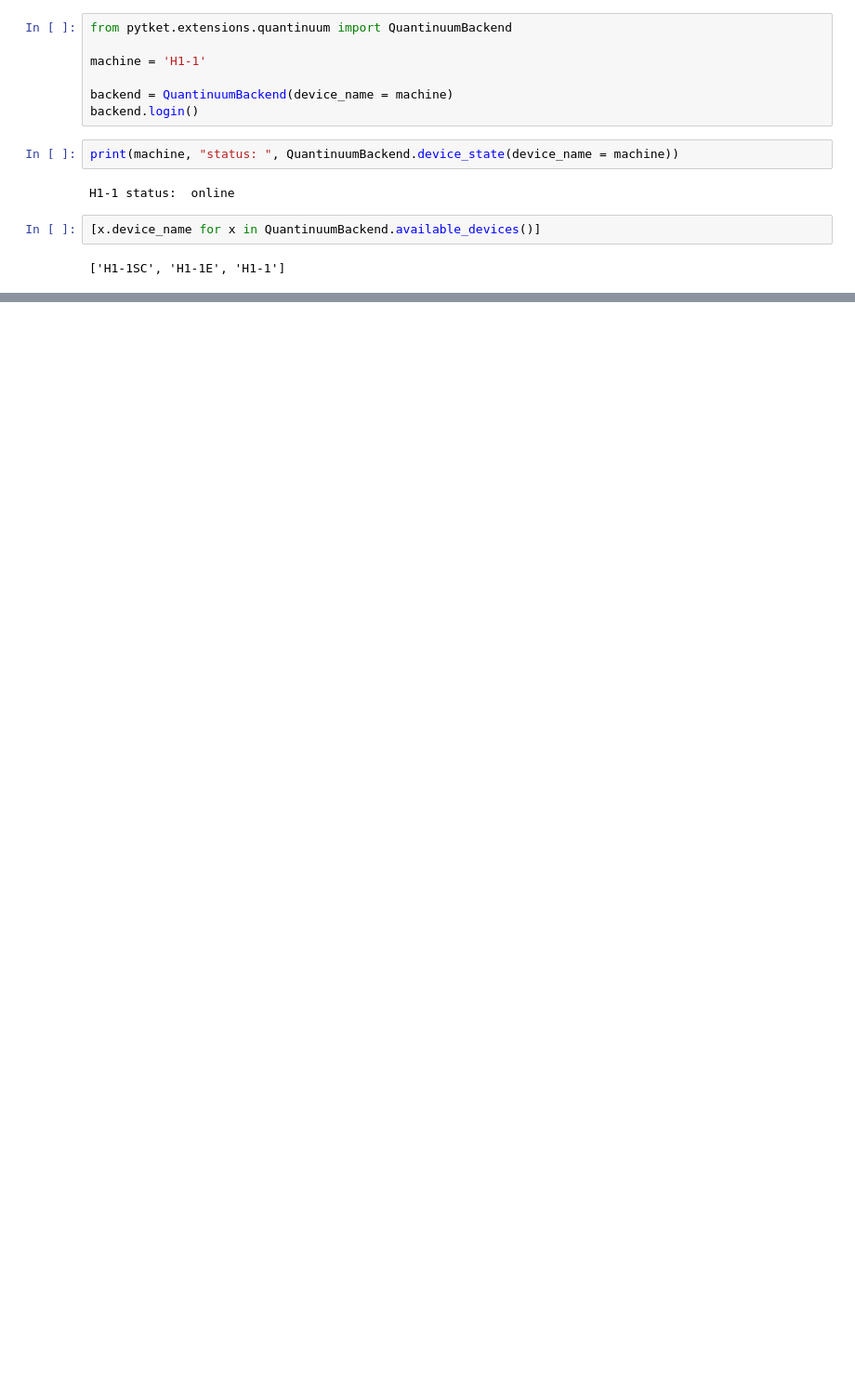
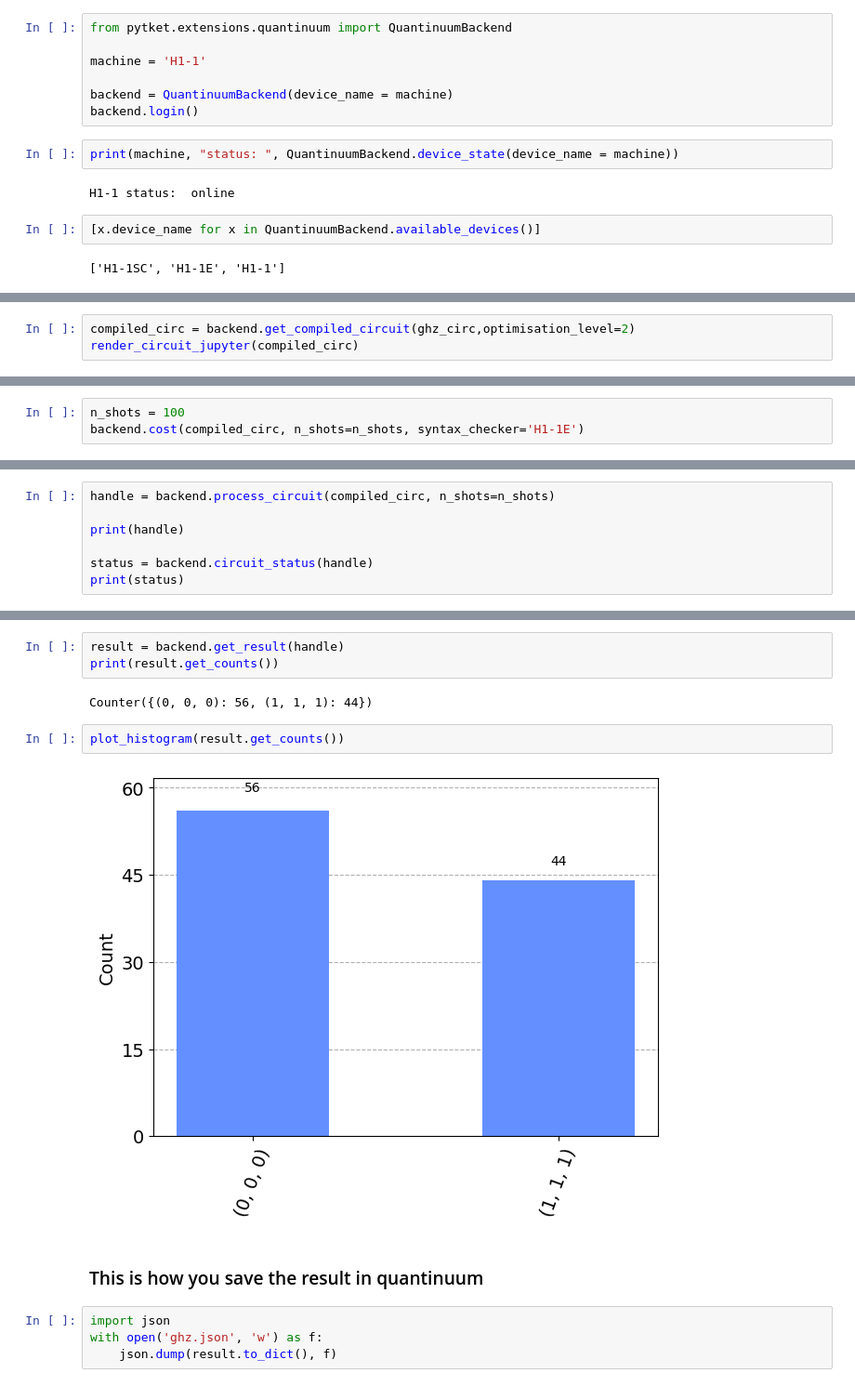
Before and after one commit to MonitSharma/quantinuum, a Jupyter notebook: introduction/tutorial 2/tutorial2.ipynb, the cells around one changed output, grey strips where cells are left out. Shown: that part at 93% size. Saved outputs shown, nothing was run; the diff lists cells and outputs as text; blank space fills up the shorter version.

```diff
--- a/introduction/tutorial 2/tutorial2.ipynb
+++ b/introduction/tutorial 2/tutorial2.ipynb
@@ -45,0 +108,3 @@ Take a look [here](https://github.com/CQCL/pytket/tree/main/examples)
+# %%
+compiled_circ = backend.get_compiled_circuit(ghz_circ,optimisation_level=2)
+render_circuit_jupyter(compiled_circ)
@@ -45,0 +115,3 @@ Take a look [here](https://github.com/CQCL/pytket/tree/main/examples)
+# %%
+n_shots = 100
+backend.cost(compiled_circ, n_shots=n_shots, syntax_checker='H1-1E')
@@ -45,0 +122,7 @@ Take a look [here](https://github.com/CQCL/pytket/tree/main/examples)
+# %%
+handle = backend.process_circuit(compiled_circ, n_shots=n_shots)
+
+print(handle)
+
+status = backend.circuit_status(handle)
+print(status)
@@ -45,0 +132,15 @@ Take a look [here](https://github.com/CQCL/pytket/tree/main/examples)
+# %%
+result = backend.get_result(handle)
+print(result.get_counts())
+# %% [output]
+Counter({(0, 0, 0): 56, (1, 1, 1): 44})
+# %%
+plot_histogram(result.get_counts())
+# %% [output]
+[figure, added]
+# %% [markdown]
+### This is how you save the result in quantinuum
+# %%
+import json
+with open('ghz.json', 'w') as f:
+    json.dump(result.to_dict(), f)
```
Also changed, not shown: parts of 21 cells of this notebook, 1 other file.
